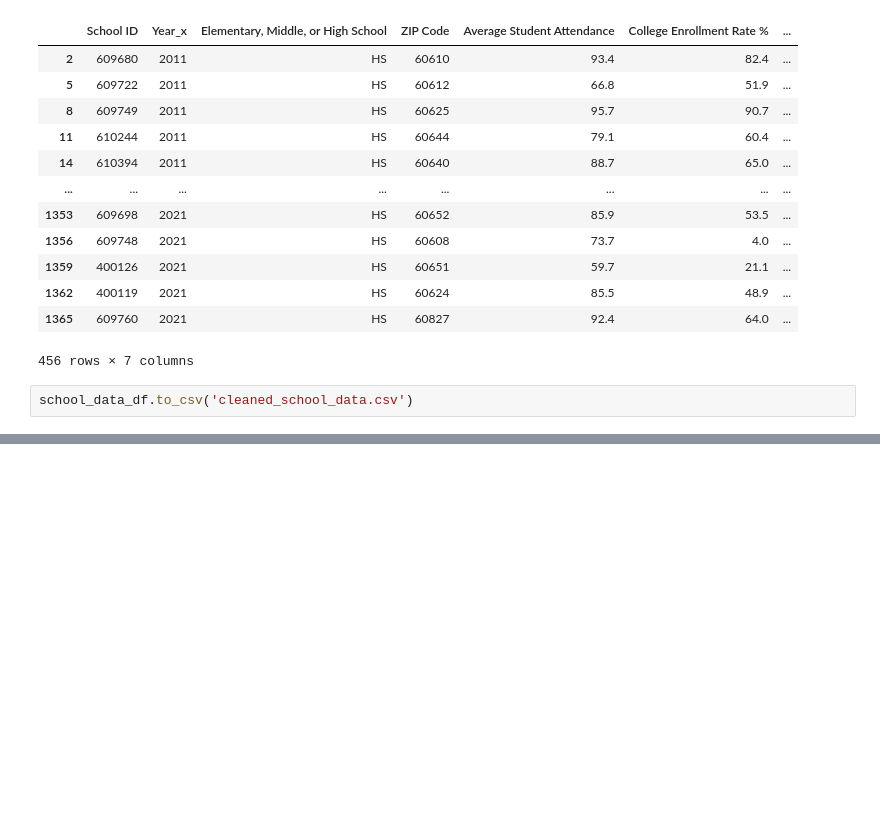
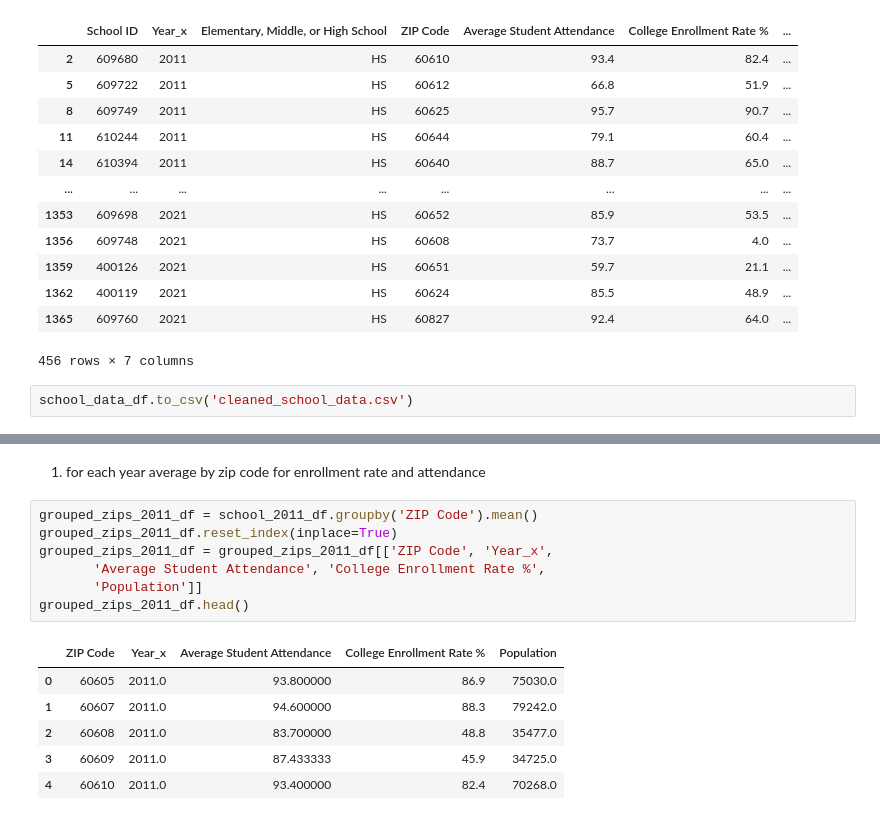
Before and after one commit to MattPostlewaite/NWBC-Project1-Group2, a Jupyter notebook: project_1_analysis_Billy.ipynb, the cells around one changed output, grey strips where cells are left out. Drawn from its saved outputs; the diff is of its cells as text; blank space fills up the shorter version.

```diff
--- a/project_1_analysis_Billy.ipynb
+++ b/project_1_analysis_Billy.ipynb
@@ -368,0 +393,16 @@ school_data_df.to_csv('cleaned_school_data.csv')
+# %% [markdown]
+1. for each year average by zip code for enrollment rate and attendance
+# %%
+grouped_zips_2011_df = school_2011_df.groupby('ZIP Code').mean()
+grouped_zips_2011_df.reset_index(inplace=True)
+grouped_zips_2011_df = grouped_zips_2011_df[['ZIP Code', 'Year_x',
+       'Average Student Attendance', 'College Enrollment Rate %',
+       'Population']]
+grouped_zips_2011_df.head()
+# %% [output]
+|  | ZIP Code | Year_x | Average Student Attendance | College Enrollment Rate % | Population |
+| 0 | 60605 | 2011.0 | 93.800000 | 86.9 | 75030.0 |
+| 1 | 60607 | 2011.0 | 94.600000 | 88.3 | 79242.0 |
+| 2 | 60608 | 2011.0 | 83.700000 | 48.8 | 35477.0 |
+| 3 | 60609 | 2011.0 | 87.433333 | 45.9 | 34725.0 |
+| 4 | 60610 | 2011.0 | 93.400000 | 82.4 | 70268.0 |
```
Also changed, not shown: parts of 6 cells of this notebook.
